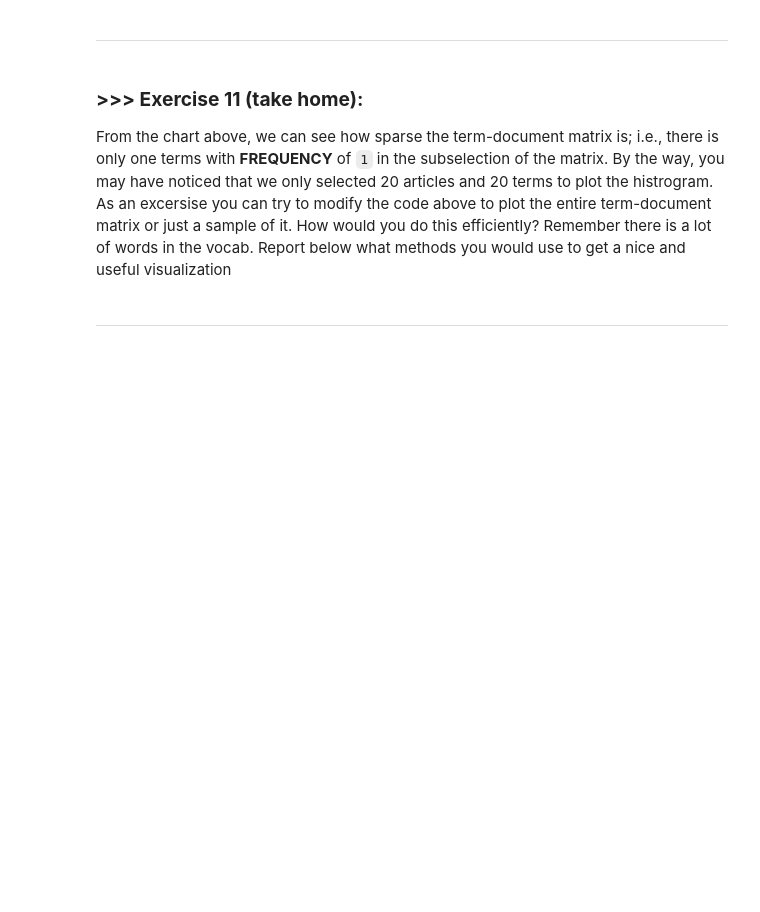
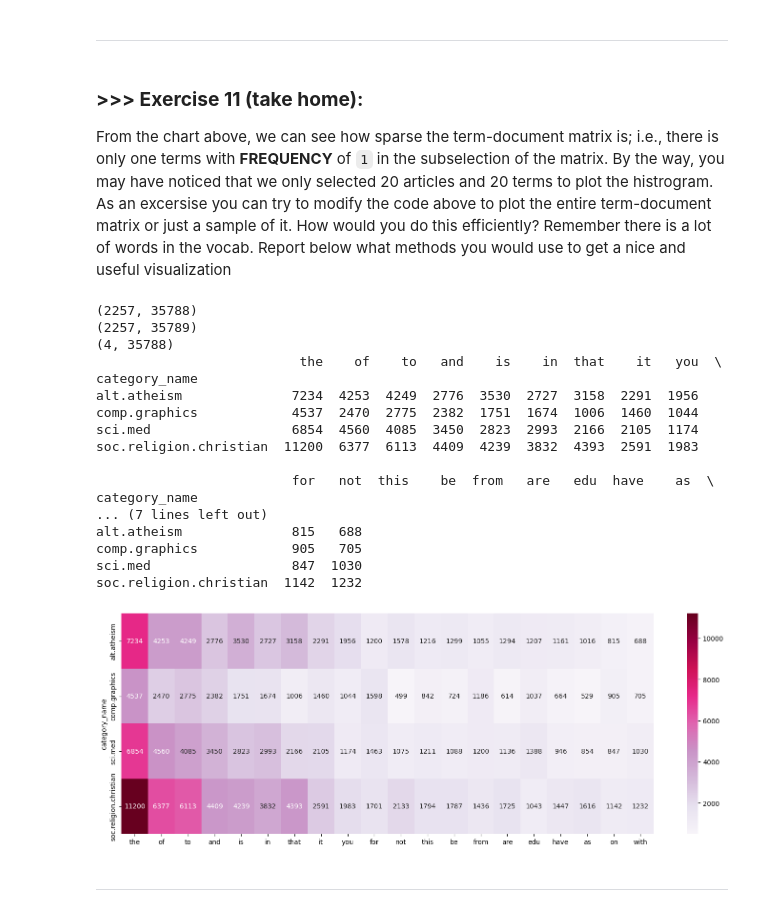
Before and after one commit to Jimmy030199/DM2025-Lab1-Exercise, a Jupyter notebook: DM2025-Lab1-Master.ipynb, the cells around one changed output. Drawn from its saved outputs; the diff is of its cells as text; code cells hidden in the pictures; blank space fills up the shorter version.

```diff
--- a/DM2025-Lab1-Master.ipynb
+++ b/DM2025-Lab1-Master.ipynb
@@ -996,3 +1116,55 @@ From the chart above, we can see how sparse the term-document matrix is; i.e., t
+# %%
+# Answer here
+# 1.取樣 :不要畫所有文章和詞，而是抽一部分（例如 200 篇文章 × 200 個高頻詞）
+# 2.挑高頻詞 : 只選前 20 個最常見的詞來畫
+# 3.依類別聚合 : 不畫「每篇文章」，而是把文章依 category_name 分組，計算每個類別的代表詞，再畫熱力圖。
+
+# 依類別聚合試做:
+# 1. 計算每個類別的詞頻總和
+word_counts = pd.DataFrame(
+    X_counts.toarray(),
+    columns=count_vect.get_feature_names_out()
+)
+print(word_counts.shape)
+word_counts["category_name"] = X["category_name"]
+print(word_counts.shape)
+# 依 category 聚合 計算詞頻總和
+category_term_matrix = word_counts.groupby("category_name").sum()
+print(category_term_matrix.shape)
+
+# 2. 只挑前 20 個高頻詞
+# 全部詞彙的總出現次數
+total_counts = category_term_matrix.sum(axis=0)
+# 選出前 20 高頻詞
+top_terms = total_counts.sort_values(ascending=False).head(20).index
+# 只保留這些詞
+category_top_terms = category_term_matrix[top_terms]
+print(category_top_terms)
+
+# 3. 畫熱力圖
+plt.figure(figsize=(18, 6))
+ax = sns.heatmap(category_top_terms,
+                 cmap="PuRd",
+                 annot=True, fmt="d")
+# %% [output]
+(2257, 35788)
+(2257, 35789)
+(4, 35788)
+                          the    of    to   and    is    in  that    it   you  \
+category_name
+alt.atheism              7234  4253  4249  2776  3530  2727  3158  2291  1956
+comp.graphics            4537  2470  2775  2382  1751  1674  1006  1460  1044
+sci.med                  6854  4560  4085  3450  2823  2993  2166  2105  1174
+soc.religion.christian  11200  6377  6113  4409  4239  3832  4393  2591  1983
+
+                         for   not  this    be  from   are   edu  have    as  \
+category_name
+... (7 lines left out)
+alt.atheism              815   688
+comp.graphics            905   705
+sci.med                  847  1030
+soc.religion.christian  1142  1232
+[figure, added]
 # %% [markdown]
 ---
 # %% [markdown]
```
Also changed, not shown: parts of 35 cells of this notebook, 2 other files.
